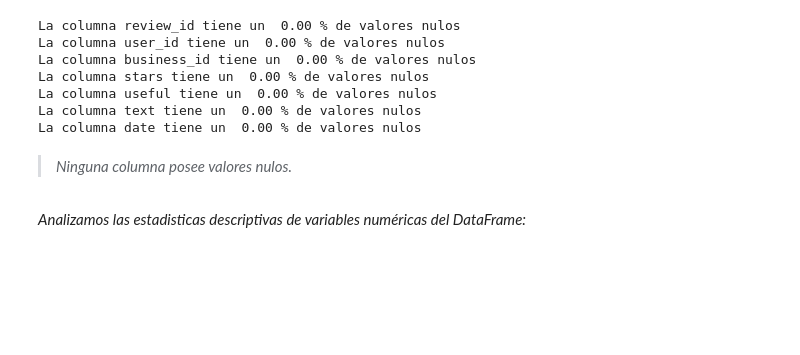
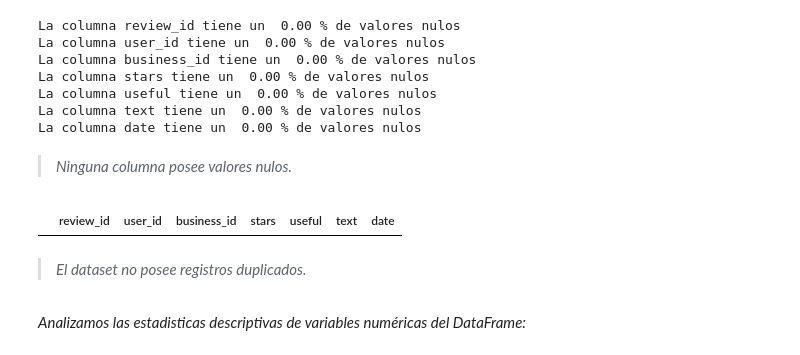
Before and after one commit to MiliTrres/PF_Reviews-Recommendation_Henry, a Jupyter notebook: EDA.ipynb, the cells around one changed output. Drawn from its saved outputs; the diff is of its cells as text; code cells hidden in the pictures; blank space fills up the shorter version.

```diff
--- a/EDA.ipynb
+++ b/EDA.ipynb
@@ -740,6 +745,12 @@ La columna text tiene un  0.00 % de valores nulos
 La columna date tiene un  0.00 % de valores nulos
 # %% [markdown]
 > *Ninguna columna posee valores nulos.*
+# %%
+ut.registros_duplicados(df_reviews)
+# %% [output]
+|  | review_id | user_id | business_id | stars | useful | text | date |
+# %% [markdown]
+> *El dataset no posee registros duplicados.*
 # %% [markdown]
 *Analizamos las estadisticas descriptivas de variables numéricas del DataFrame:*
 # %%
```
Also changed, not shown: parts of 60 cells of this notebook.
